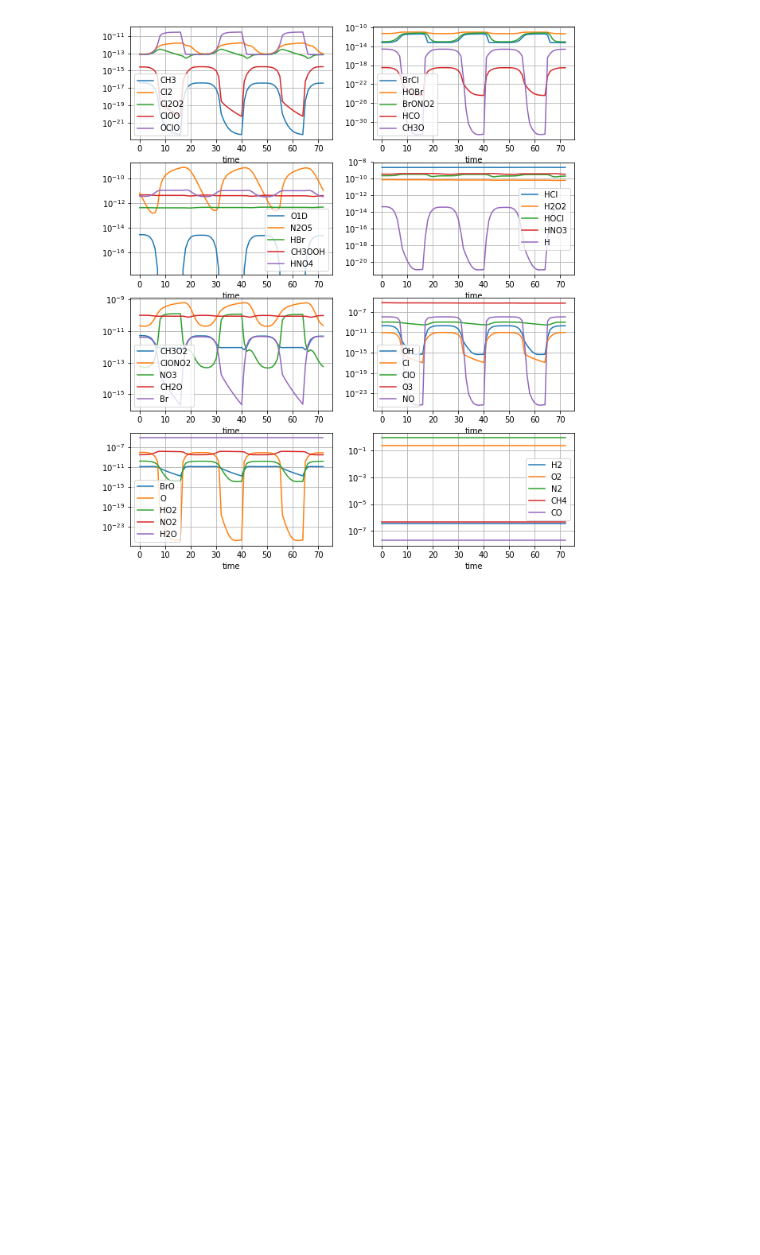
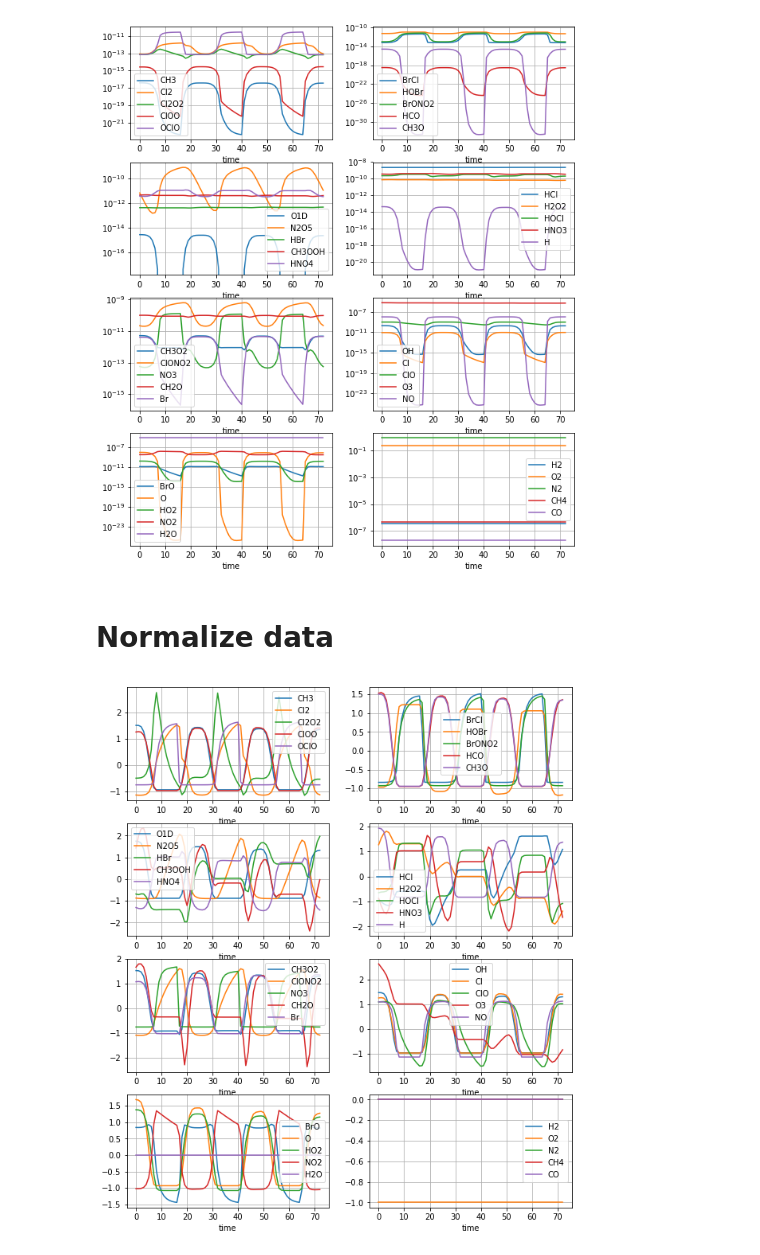
Before and after one commit to JiaweiZhuang/KPP, a Jupyter notebook: my_tests/strato/read_strato.ipynb, the cells around one changed output. Saved outputs shown, nothing was run; the diff lists cells and outputs as text; code cells hidden in the pictures; blank space fills up the shorter version.

Commit message:
Also plot normalized data

```diff
--- a/my_tests/strato/read_strato.ipynb
+++ b/my_tests/strato/read_strato.ipynb
@@ -54,3 +54,5 @@ for i in range(N_figures):
     df.plot(y=sub_name, logy=True, grid=True, ax=axes.ravel()[i])
 # %% [output]
 [figure]
+# %% [markdown]
+# Normalize data
@@ -56,0 +61,14 @@ for i in range(N_figures):
+# %%
+df_normed = df.copy()
+StandardScaler(copy=False).fit_transform(df_normed);
+# %%
+N_sub = 5
+N_figures = 8
+
+fig, axes = plt.subplots(N_figures//2, 2, figsize=[10, 12])
+
+for i in range(N_figures):
+    sub_name = varnames[i*N_sub:(i+1)*N_sub]
+    df_normed.plot(y=sub_name, grid=True, ax=axes.ravel()[i])
+# %% [output]
+[figure, added]
```
Also changed, not shown: parts of 2 cells of this notebook.
